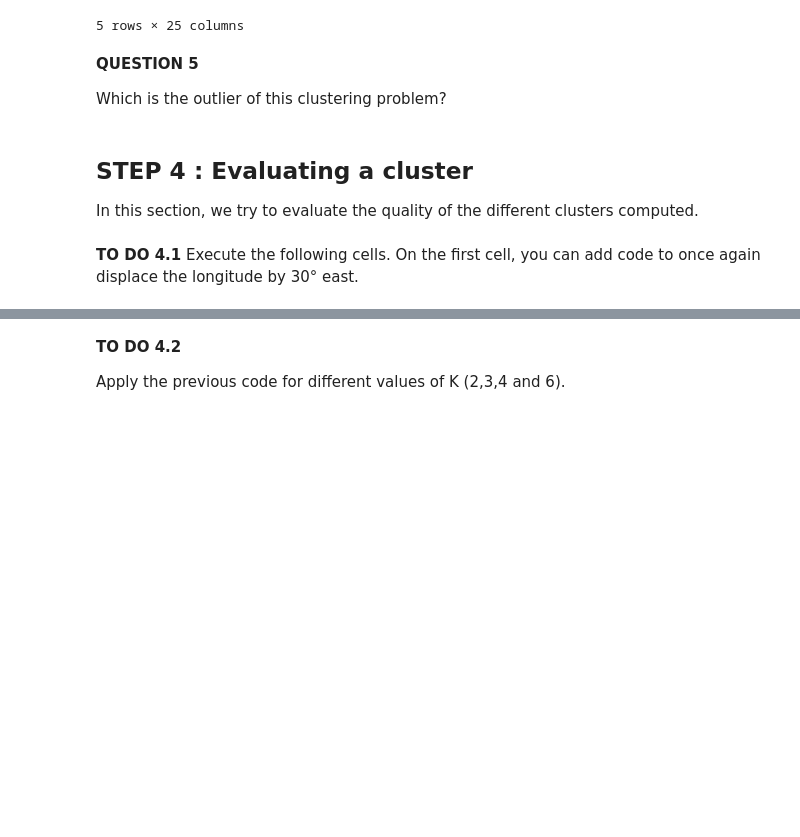
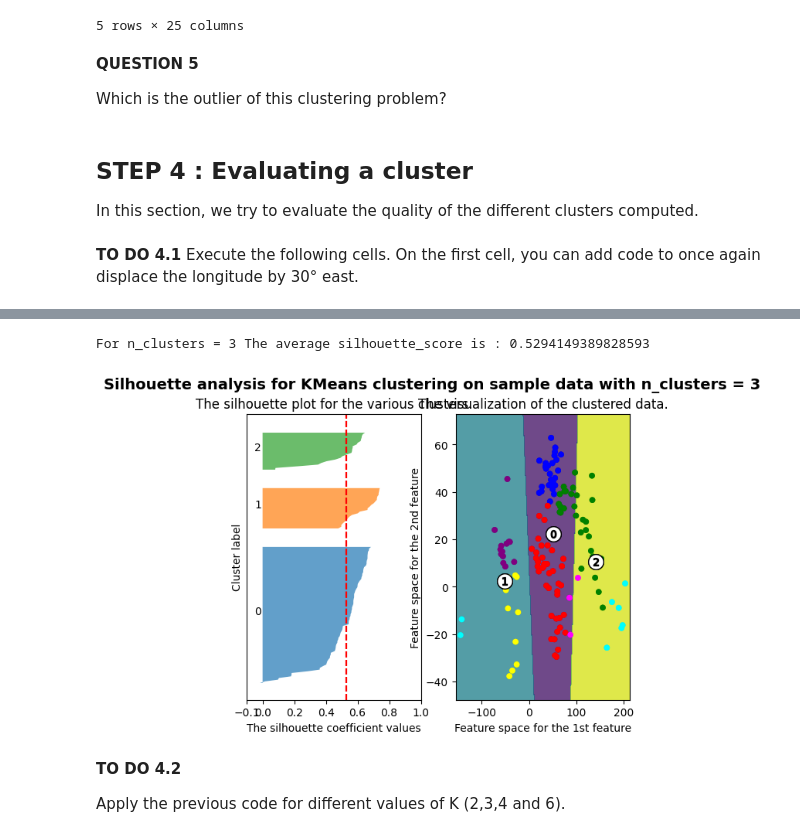
Before and after one commit to rayaneghilene/WHO_Exploratory_Data_Analysis, a Jupyter notebook: TP3_Clustering.ipynb, the cells around one changed output, grey strips where cells are left out. Drawn from its saved outputs; the diff is of its cells as text; code cells hidden in the pictures; blank space fills up the shorter version.

```diff
--- a/TP3_Clustering.ipynb
+++ b/TP3_Clustering.ipynb
@@ -449,6 +463,7 @@ In this section, we try to evaluate the quality of the different clusters comput
 Execute the following cells. On the first cell, you can add code to once again displace the longitude by 30° east.
 # %%
 df_X = df1[['Longitude', 'Latitude']]
+df_X['Longitude'] = df_X['Longitude'] + 30
 df_Status = df1[['Continent']]
 
 df_Y = df_Status.replace(['Africa', 'Asia', 'Europe', 'North America', 'South America', 'Seven seas', 'Oceania'], [0, 1, 2, 3, 4, 5, 6])
@@ -472,8 +494,8 @@ fig, (ax1, ax2) = plt.subplots(1, 2)
 ax1.set_xlim([-0.1, 1])
 ax1.set_ylim([0, len(np1) + (K + 1) * 10])
 
-km = cluster.KMeans(n_clusters=K, random_state=10)
-cluster_labels = km.fit_predict(np1)
+km3 = cluster.KMeans(n_clusters=K, random_state=10)
+cluster_labels = km3.fit_predict(np1)
 
 silhouette_avg = silhouette_score(np1, cluster_labels)
 print("For n_clusters =", K, "The average silhouette_score is :", silhouette_avg)
@@ -509,41 +531,44 @@ for i in range(K):
     ax1.set_xticks([-0.1, 0, 0.2, 0.4, 0.6, 0.8, 1])
 
     # 2nd Plot showing the actual clusters formed
-    Z = km.predict(np.c_[xx.ravel(), yy.ravel()])
+    Z = km3.predict(np.c_[xx.ravel(), yy.ravel()])
     Z = Z.reshape(xx.shape)
 
     ax2.contourf(xx, yy, Z, alpha=0.4)
     ax2.scatter(np1[:, 0], np1[:, 1], c=np_Y,
                 s=20, cmap=matplotlib.colors.ListedColormap(['red', 'green', 'blue', 'purple', 'yellow', 'magenta', 'cyan']))
 
     # Labeling the clusters
-    centers = km.cluster_centers_
+    centers = km3.cluster_centers_
     # Draw white circles at cluster centers
     ax2.scatter(
         centers[:, 0],
         centers[:, 1],
         marker="o",
         c="white",
         alpha=1,
         s=200,
         edgecolor="k",
     )
 
     for i, c in enumerate(centers):
         ax2.scatter(c[0], c[1], marker="$%d$" % i, alpha=1, s=50, edgecolor="k")
 
     ax2.set_title("The visualization of the clustered data.")
     ax2.set_xlabel("Feature space for the 1st feature")
     ax2.set_ylabel("Feature space for the 2nd feature")
 
     plt.suptitle(
         "Silhouette analysis for KMeans clustering on sample data with n_clusters = %d"
         % K,
         fontsize=14,
         fontweight="bold",
     )
 
 plt.show()
+# %% [output]
+For n_clusters = 3 The average silhouette_score is : 0.5294149389828593
+[figure, added]
 # %% [markdown]
 **TO DO 4.2**
 
```
Also changed, not shown: parts of 15 cells of this notebook.
